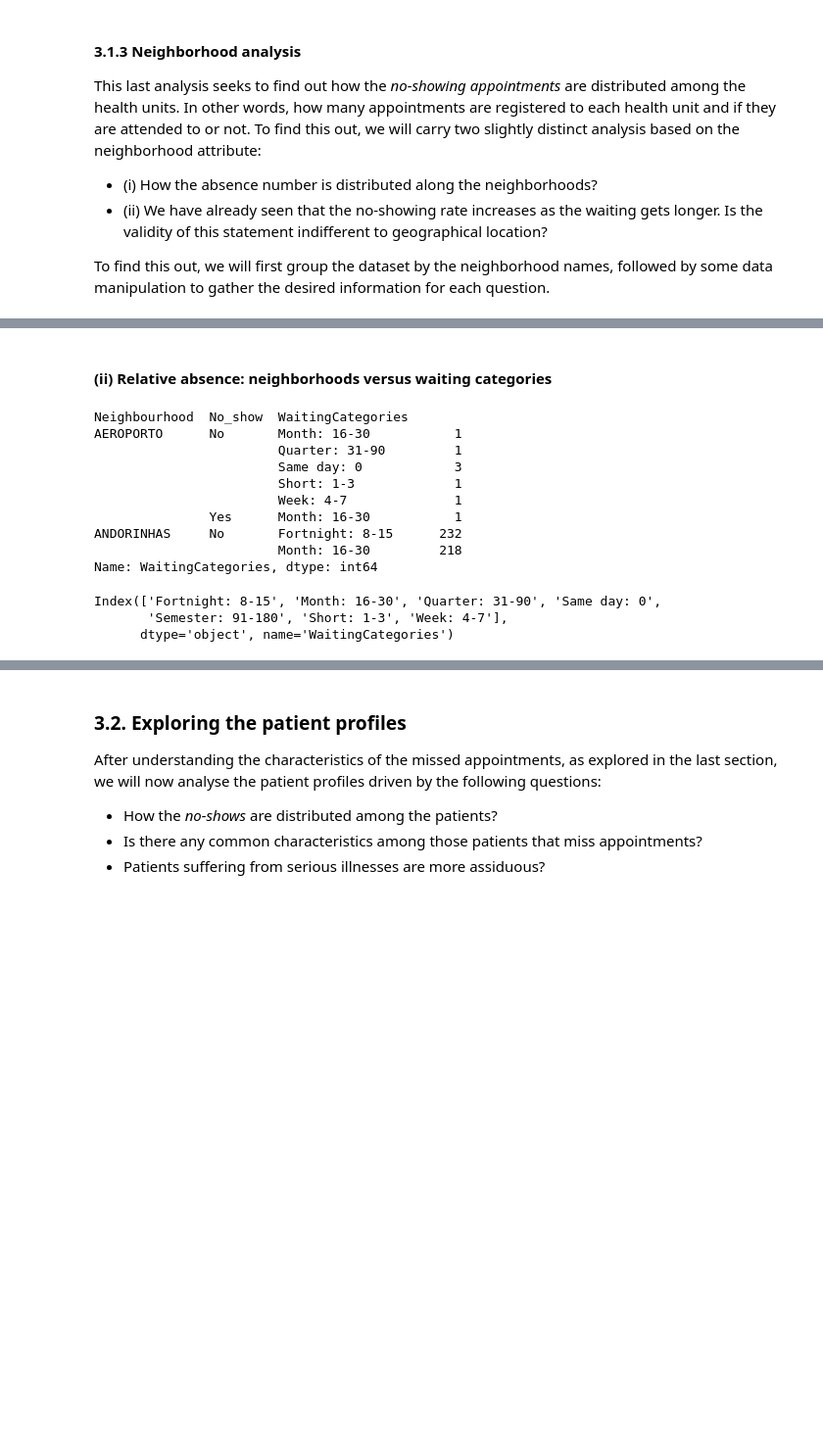
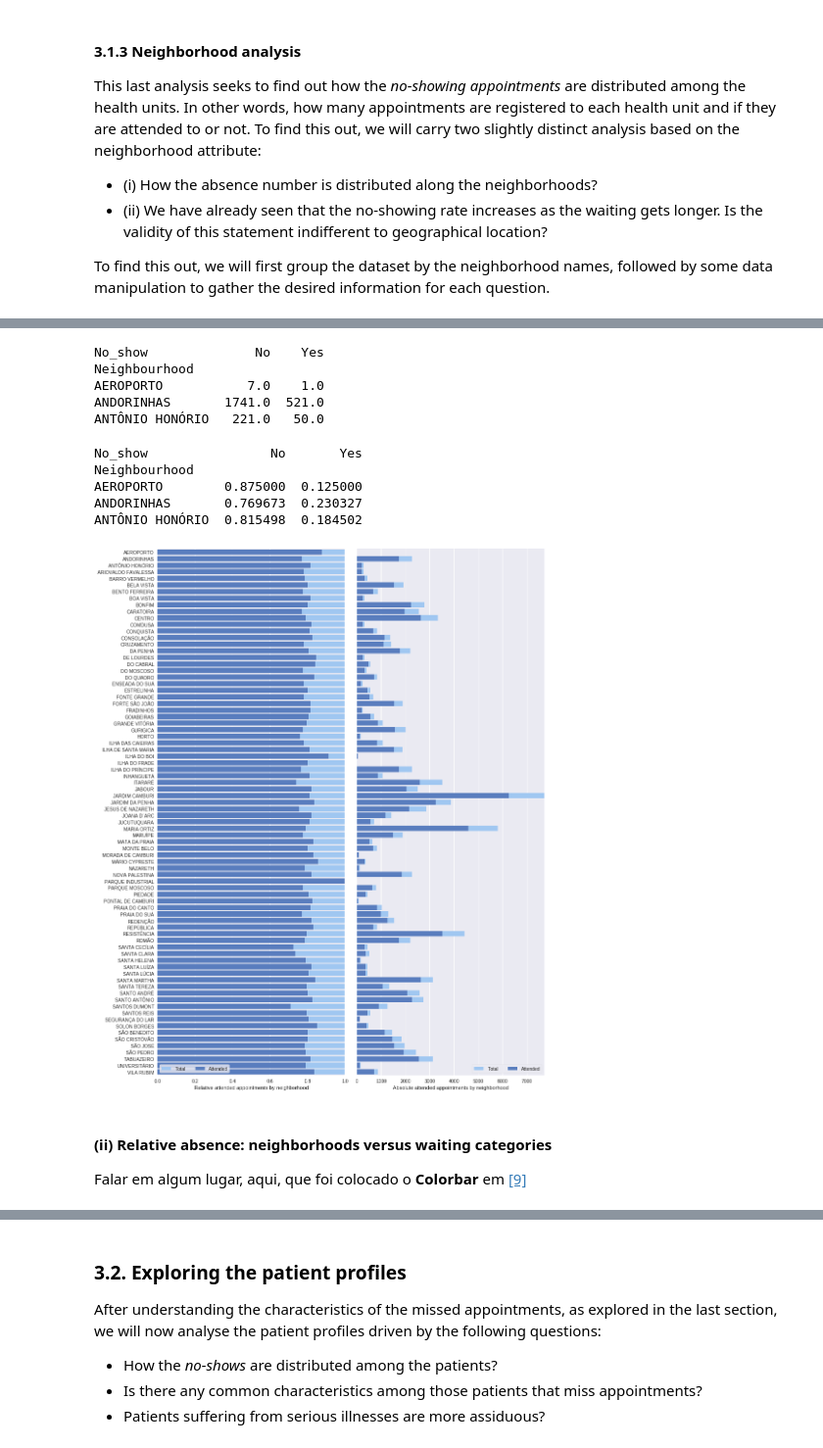
Before and after one commit to tbnsilveira/DAND-IntroDataAnalysis, a Jupyter notebook: tbnsilveira_Project01_InvestigateDataset.ipynb, the cells around one changed output, grey strips where cells are left out. Shown: that part at 98% size. Cells and saved outputs as stored; diff of their text form; code cells hidden in the pictures; blank space fills up the shorter version.

Commit message:
EDA: Included barcharts and heatmap on Section 3.1.3

```diff
--- a/tbnsilveira_Project01_InvestigateDataset.ipynb
+++ b/tbnsilveira_Project01_InvestigateDataset.ipynb
@@ -779,20 +782,68 @@ To find this out, we will first group the dataset by the neighborhood names, fol
+# %%
+## Manipulating the data:
+neighbors_I = neighbors_I.unstack()  #Converting the groupby object into a dataset
+neighbors_I.fillna(value=0, inplace=True)  #Replacing NaN values by zero
+print(neighbors_I.head(3))
+# %% [output]
+No_show              No    Yes
+Neighbourhood
+AEROPORTO           7.0    1.0
+ANDORINHAS       1741.0  521.0
+ANTÔNIO HONÓRIO   221.0   50.0
+# %%
+## Normalizing the data using a predefined function:
+normalNeighbor = df_row_normalize(neighbors_I)
+print(normalNeighbor.head(3))
+# %% [output]
+No_show                No       Yes
+Neighbourhood
+AEROPORTO        0.875000  0.125000
+ANDORINHAS       0.769673  0.230327
+ANTÔNIO HONÓRIO  0.815498  0.184502
+# %%
+## Adding a total column:
+neighbors_I['Total'] = get_total(neighbors_I)
+normalNeighbor['Total'] = get_total(normalNeighbor)
+# %%
+#Reseting the 'neighbourhood' index and making it as a column:
+neighbors_I.reset_index(inplace=True)
+normalNeighbor.reset_index(inplace=True)
+# %%
+## Initialize the matplotlib figure:
+fig, (ax1, ax2) = plt.subplots(1,2, figsize=(12,16), sharey=True)
+fig.tight_layout()
+
+## Plot the relative absence by neighborhood
+#Total appointments
+sns.set_color_codes("pastel")
+sns.barplot(x="Total", y="Neighbourhood", data=normalNeighbor, label="Total", color="b", ax=ax1)
+#Attended appointments
+sns.set_color_codes("muted")
+sns.barplot(x="No", y="Neighbourhood", data=normalNeighbor, label="Attended", color="b", ax=ax1)
+## Add a legend and informative axis label
+ax1.legend(ncol=2, loc="lower left", frameon=True)
+ax1.set(xlim=(0, 1), ylabel="", xlabel="Relative attended appointments by neighborhood")
+sns.despine(left=True, bottom=True,ax=ax1)
+
+## Plot the absolute absence by neighborhood
+#Total appointments
+sns.set_color_codes("pastel")
+sns.barplot(x="Total", y="Neighbourhood", data=neighbors_I, label="Total", color="b",ax=ax2)
+#Attended appointments
+sns.set_color_codes("muted")
+sns.barplot(x="No", y="Neighbourhood", data=neighbors_I, label="Attended", color="b", ax=ax2)
+## Add a legend and informative axis label
+ax2.legend(ncol=2, loc="lower right", frameon=True)
+ax2.set(xlim=(0, 7720), ylabel="", xlabel="Absolute attended appointments by neighborhood")  #The xlim value comes from the maximum value in the dataset.
+sns.despine(left=True, bottom=True, ax=ax2)
+# %% [output]
+[figure, added]
 # %% [markdown]
 #### (ii) Relative absence: neighborhoods versus waiting categories
+Falar em algum lugar, aqui, que foi colocado o **Colorbar** em <a href="#[9]">[9]</a>
 # %%
 ## Using the pandas.groupby() method to produce a pivot table:
 neighbors_II = dataset.groupby(by=['Neighbourhood','No_show']).WaitingCategories.value_counts().sort_index()
-neighbors_II.head(8)
-# %% [output]
-Neighbourhood  No_show  WaitingCategories
-AEROPORTO      No       Month: 16-30           1
-                        Quarter: 31-90         1
-                        Same day: 0            3
-                        Short: 1-3             1
-                        Week: 4-7              1
-               Yes      Month: 16-30           1
-ANDORINHAS     No       Fortnight: 8-15      232
-                        Month: 16-30         218
-Name: WaitingCategories, dtype: int64
 # %%
 ## Manipulating the data:
 neighbors_II = neighbors_II.unstack(1).unstack()  #Converting the groupby object into a dataset
@@ -805,7 +855 @@ neighbors_II = (neighbors_II*100).astype('int64')
 neighbors_II = neighbors_II.reindex(columns=['Same day: 0', 'Short: 1-3', 'Week: 4-7', 'Fortnight: 8-15', 'Month: 16-30', 'Quarter: 31-90', 'Semester: 91-180'])
-# %%
-fantInt.columns
-# %% [output]
-Index(['Fortnight: 8-15', 'Month: 16-30', 'Quarter: 31-90', 'Same day: 0',
-       'Semester: 91-180', 'Short: 1-3', 'Week: 4-7'],
-      dtype='object', name='WaitingCategories')
```
Also changed, not shown: parts of 28 cells of this notebook.
